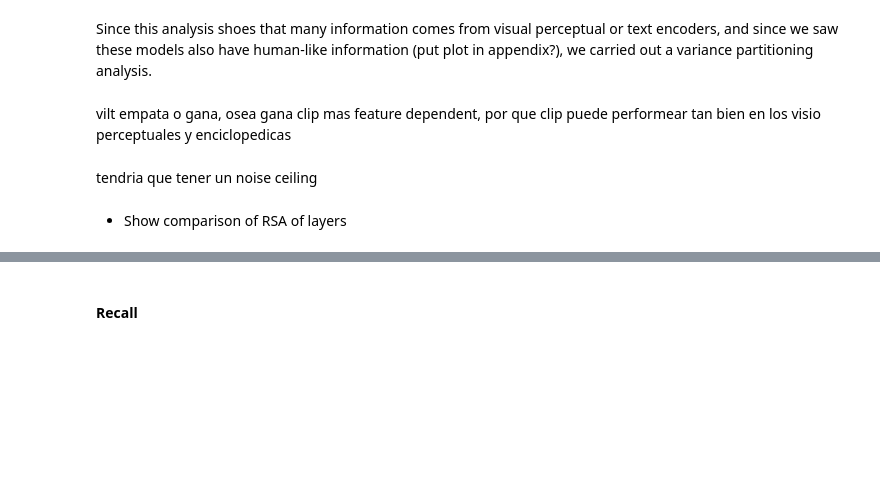
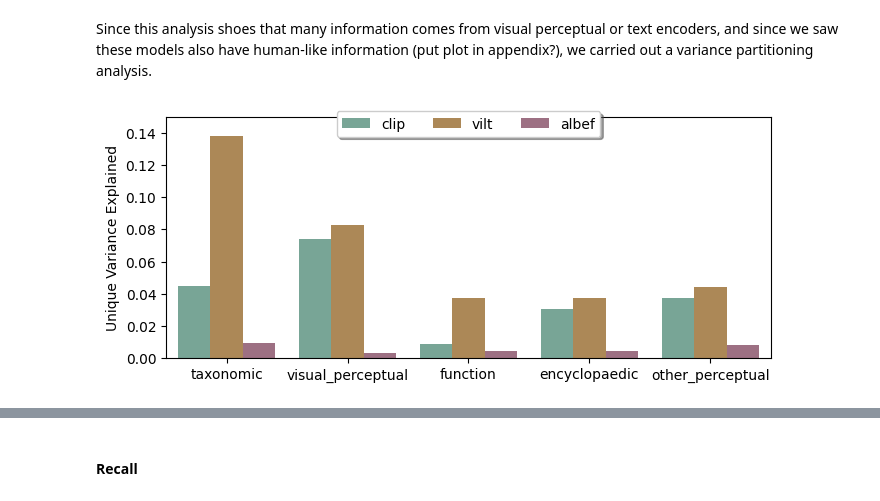
Before and after one commit to martinagvilas/fsk-multimodal, a Jupyter notebook: vis_results/demo.ipynb, the cells around one changed output, grey strips where cells are left out. Saved outputs shown, nothing was run; the diff lists cells and outputs as text; code cells hidden in the pictures; blank space fills up the shorter version.

```diff
--- a/vis_results/demo.ipynb
+++ b/vis_results/demo.ipynb
@@ -138,27 +277,22 @@ Since this analysis shoes that many information comes from visual perceptual or
 # %%
 pred_var = {}
 for m in models:
     m_var = pd.read_csv(project_path / 'results/rsa' / f'pred_var_{m}.csv', index_col=0)
     m_var.index = m_var.index.fillna('all')
     pred_var[m] = m_var
 pred_var = pd.concat(pred_var)
 pred_var = pred_var.reset_index().rename(columns={'level_0': 'model', 'level_1': 'feature_type', '0': 'r2'})
 
 fig, ax = plt.subplots(figsize=(7,3))
 sns.barplot(
     x='feature_type', y='r2', hue='model', data=pred_var,
     order=features_order, hue_order=models, palette= models_palette
 )
-ax.set(ylim=(0, 0.06))
+ax.set(ylim=(0, 0.15))
 ax.set(xlabel=None, ylabel='Unique Variance Explained')
 ax.legend(loc='upper center', bbox_to_anchor=(0.5, 1.05),
           ncol=6, fancybox=True, shadow=True)
 plt.tight_layout()
 plt.show()
+# %% [output]
+[figure, added]
-# %% [markdown]
-vilt empata o gana, osea gana
-clip mas feature dependent, por que clip puede performear tan bien en los visio perceptuales y enciclopedicas
-# %% [markdown]
-tendria que tener un noise ceiling
-# %% [markdown]
-- Show comparison of RSA of layers
```
Also changed, not shown: parts of 60 cells of this notebook, 6 other files.
